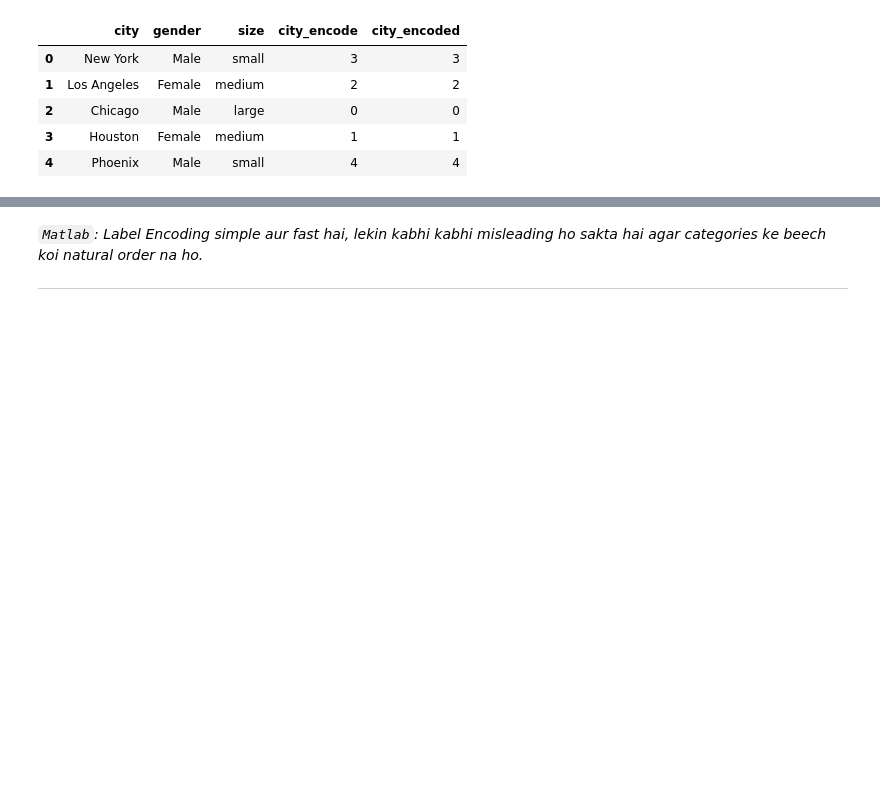
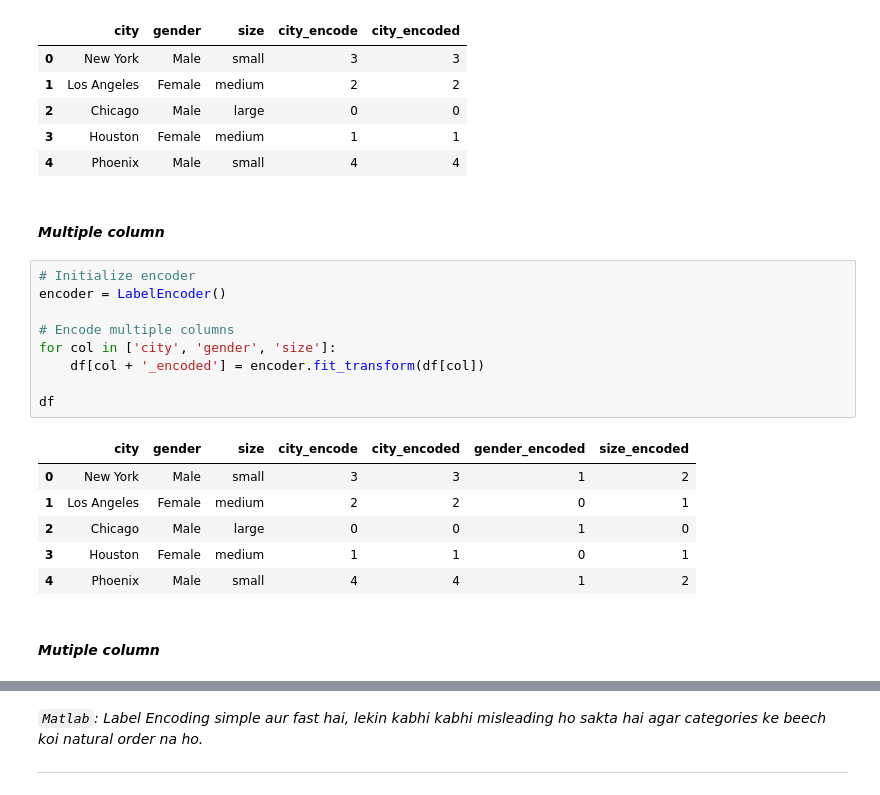
Before and after one commit to digitalrehman/machine-learning-for-students, a Jupyter notebook: step1 encoding.ipynb, the cells around one changed output, grey strips where cells are left out. Drawn from its saved outputs; the diff is of its cells as text; blank space fills up the shorter version.

```diff
--- a/step1 encoding.ipynb
+++ b/step1 encoding.ipynb
@@ -131,3 +133,23 @@ df
 | 2 | Chicago | Male | large | 0 | 0 |
 | 3 | Houston | Female | medium | 1 | 1 |
 | 4 | Phoenix | Male | small | 4 | 4 |
+# %% [markdown]
+#### ***Multiple column***
+# %%
+# Initialize encoder
+encoder = LabelEncoder()
+
+# Encode multiple columns
+for col in ['city', 'gender', 'size']:
+    df[col + '_encoded'] = encoder.fit_transform(df[col])
+
+df
+# %% [output]
+|  | city | gender | size | city_encode | city_encoded | gender_encoded | size_encoded |
+| 0 | New York | Male | small | 3 | 3 | 1 | 2 |
+| 1 | Los Angeles | Female | medium | 2 | 2 | 0 | 1 |
+| 2 | Chicago | Male | large | 0 | 0 | 1 | 0 |
+| 3 | Houston | Female | medium | 1 | 1 | 0 | 1 |
+| 4 | Phoenix | Male | small | 4 | 4 | 1 | 2 |
+# %% [markdown]
+#### ***Mutiple column***
```
Also changed, not shown: parts of 4 cells of this notebook, 1 other file.
